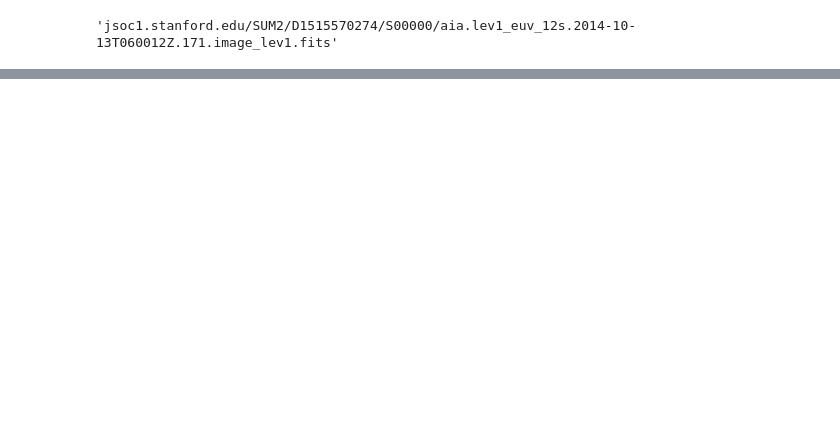
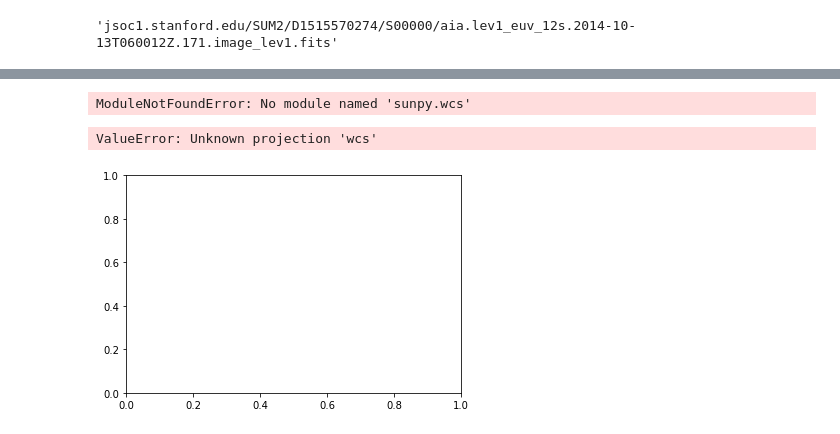
Before and after one commit to bouldersolarreu/programming-tutorials, a Jupyter notebook: reu_programming/programming_2/AIA_EDA.ipynb, the cells around one changed output, grey strips where cells are left out. Drawn from its saved outputs; the diff is of its cells as text; code cells hidden in the pictures; blank space fills up the shorter version.

```diff
--- a/reu_programming/programming_2/AIA_EDA.ipynb
+++ b/reu_programming/programming_2/AIA_EDA.ipynb
@@ -136,0 +155,22 @@ for im in im_list:
+# %%
+aia[0] = sunpy.map.Map(im_list[0])
+aia[1] = sunpy.map.Map(im_list[2])
+# %% [output]
+ModuleNotFoundError: No module named 'sunpy.wcs'
+# %%
+fig, ax = plt.subplots()
+ax = plt.subplot(111, projection='wcs')
+# image half down sequence to get better scaling
+# plot_obj = aia[len(aia) // 2].plot()
+plt_obj = im1.plot()
+def animate(i):
+    ax.set_title("AIA %s %s" % (aia[i].meta['wave_str'], aia[i].meta['t_obs'][:-8]))
+    plt_obj.set_data(aia[i].data)
+    return (plt_obj,)
+
+anim = FuncAnimation(fig, animate, init_func=None, frames=len(aia), interval=500, blit=True)
+plt.close(fig)
+display.HTML(anim.to_html5_video())
+# %% [output]
+ValueError: Unknown projection 'wcs'
+[figure, added]
```
Also changed, not shown: parts of 27 cells of this notebook, 2 other files.
